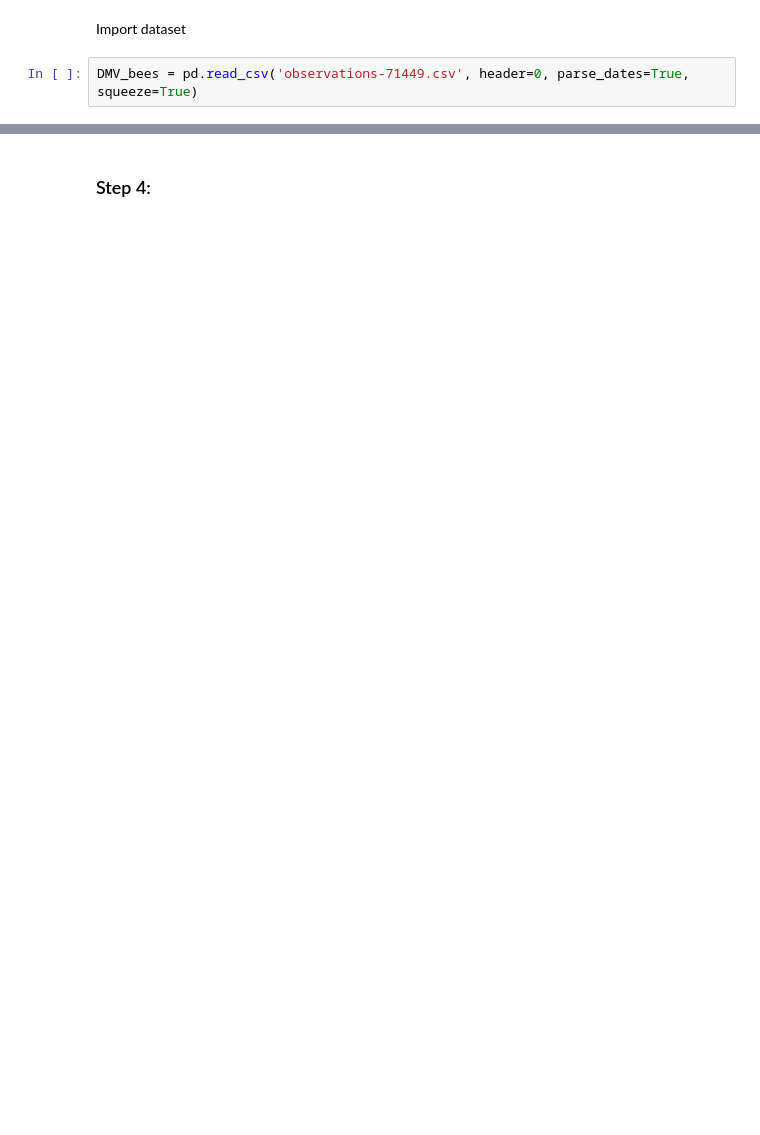
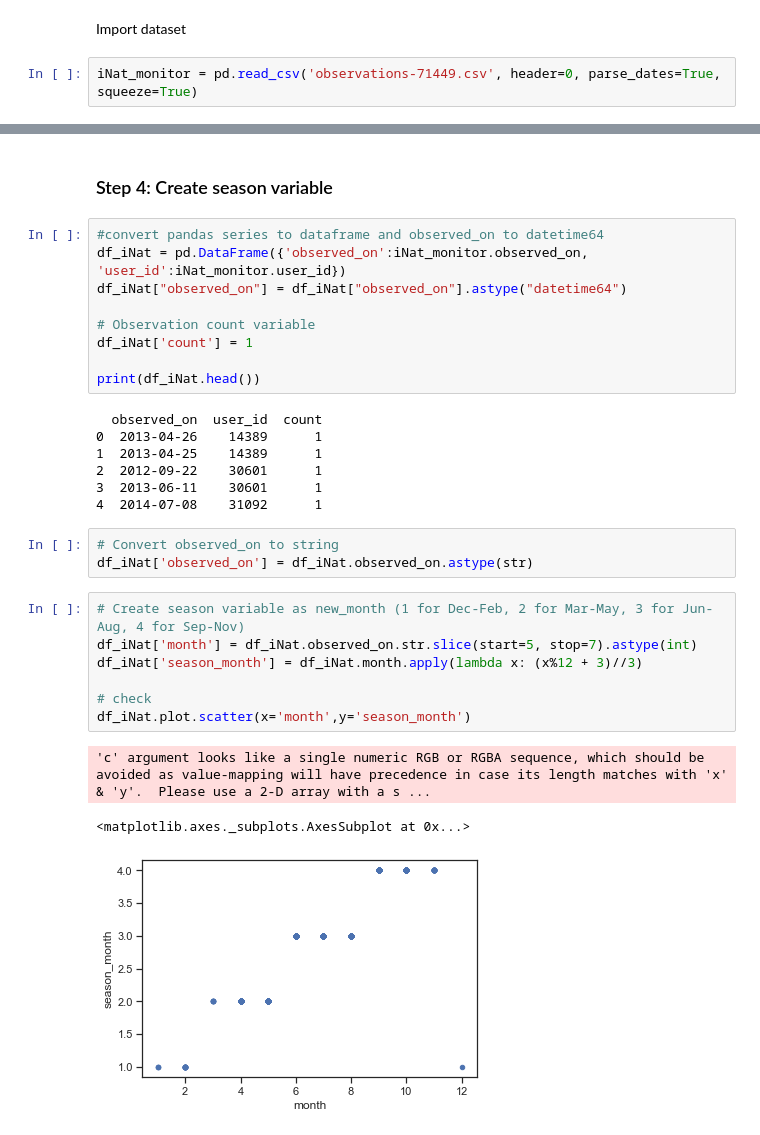
Before and after one commit to caroschwedh/BIOF309-final-project, a Jupyter notebook: DMV_bees.ipynb, the cells around one changed output, grey strips where cells are left out. Cells and saved outputs as stored; diff of their text form; blank space fills up the shorter version.

Commit message:
add season

```diff
--- a/DMV_bees.ipynb
+++ b/DMV_bees.ipynb
@@ -38,4 +88,4 @@ sns.set(style="ticks", color_codes=True)
 # %% [markdown]
 Import dataset
 # %%
-DMV_bees = pd.read_csv('observations-71449.csv', header=0, parse_dates=True, squeeze=True)
+iNat_monitor = pd.read_csv('observations-71449.csv', header=0, parse_dates=True, squeeze=True)
@@ -52,2 +103,32 @@ DMV_bees.head()
 # %% [markdown]
-### Step 4:
+### Step 4: Create season variable
+# %%
+#convert pandas series to dataframe and observed_on to datetime64
+df_iNat = pd.DataFrame({'observed_on':iNat_monitor.observed_on, 'user_id':iNat_monitor.user_id})
+df_iNat["observed_on"] = df_iNat["observed_on"].astype("datetime64")
+
+# Observation count variable
+df_iNat['count'] = 1
+
+print(df_iNat.head())
+# %% [output]
+  observed_on  user_id  count
+0  2013-04-26    14389      1
+1  2013-04-25    14389      1
+2  2012-09-22    30601      1
+3  2013-06-11    30601      1
+4  2014-07-08    31092      1
+# %%
+# Convert observed_on to string
+df_iNat['observed_on'] = df_iNat.observed_on.astype(str)
+# %%
+# Create season variable as new_month (1 for Dec-Feb, 2 for Mar-May, 3 for Jun-Aug, 4 for Sep-Nov)
+df_iNat['month'] = df_iNat.observed_on.str.slice(start=5, stop=7).astype(int)
+df_iNat['season_month'] = df_iNat.month.apply(lambda x: (x%12 + 3)//3)
+
+# check
+df_iNat.plot.scatter(x='month',y='season_month')
+# %% [output]
+'c' argument looks like a single numeric RGB or RGBA sequence, which should be avoided as value-mapping will have precedence in case its length matches with 'x' & 'y'.  Please use a 2-D array with a s ...
+<matplotlib.axes._subplots.AxesSubplot at 0x...>
+[figure, added]
```
Also changed, not shown: parts of 43 cells of this notebook, 1 other file.
